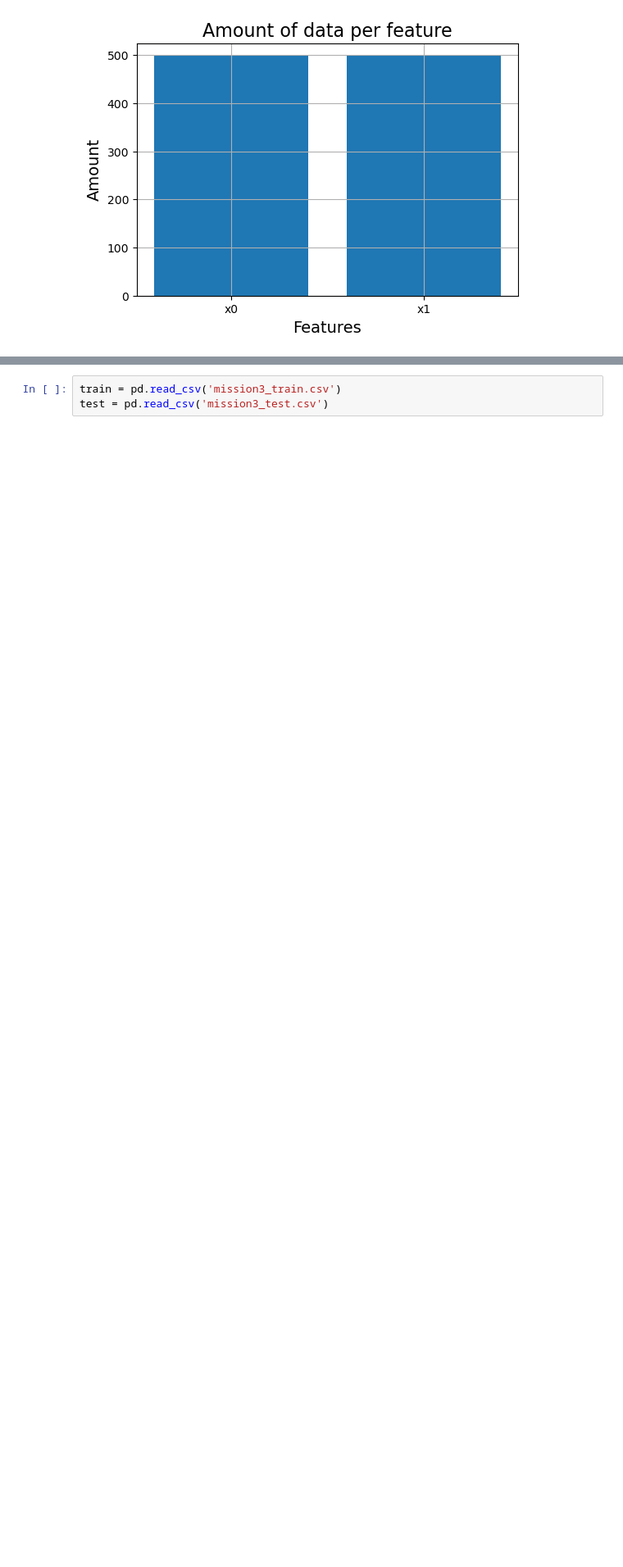
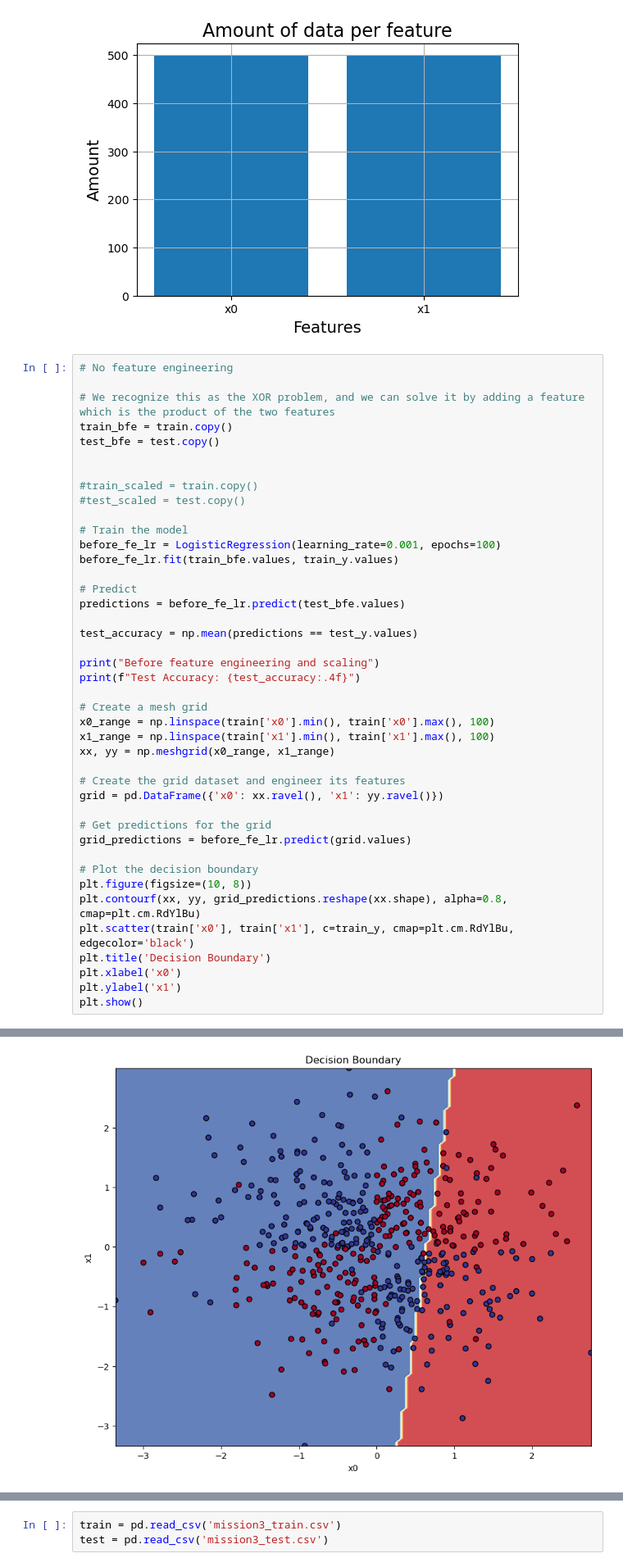
Before and after one commit to MatissPod/Intro-ML, a Jupyter notebook: Assignment1(1)/Assignment1/Chapter_1.ipynb, the cells around one changed output, grey strips where cells are left out. Shown at 82% size. Drawn from its saved outputs; the diff is of its cells as text; blank space fills up the shorter version.

```diff
--- a/Assignment1(1)/Assignment1/Chapter_1.ipynb
+++ b/Assignment1(1)/Assignment1/Chapter_1.ipynb
@@ -226,3 +226,46 @@ plt.title('Amount of data per feature', fontsize=16)
 plt.show()
 # %% [output]
 [figure]
+# %%
+# No feature engineering
+
+# We recognize this as the XOR problem, and we can solve it by adding a feature which is the product of the two features
+train_bfe = train.copy()
+test_bfe = test.copy()
+
+
+#train_scaled = train.copy()
+#test_scaled = test.copy()
+
+# Train the model
+before_fe_lr = LogisticRegression(learning_rate=0.001, epochs=100)
+before_fe_lr.fit(train_bfe.values, train_y.values)
+
+# Predict
+predictions = before_fe_lr.predict(test_bfe.values)
+
+test_accuracy = np.mean(predictions == test_y.values)
+
+print("Before feature engineering and scaling")
+print(f"Test Accuracy: {test_accuracy:.4f}")
+
+# Create a mesh grid
+x0_range = np.linspace(train['x0'].min(), train['x0'].max(), 100)
+x1_range = np.linspace(train['x1'].min(), train['x1'].max(), 100)
+xx, yy = np.meshgrid(x0_range, x1_range)
+
+# Create the grid dataset and engineer its features
+grid = pd.DataFrame({'x0': xx.ravel(), 'x1': yy.ravel()})
+
+# Get predictions for the grid
+grid_predictions = before_fe_lr.predict(grid.values)
+
+# Plot the decision boundary
+plt.figure(figsize=(10, 8))
+plt.contourf(xx, yy, grid_predictions.reshape(xx.shape), alpha=0.8, cmap=plt.cm.RdYlBu)
+plt.scatter(train['x0'], train['x1'], c=train_y, cmap=plt.cm.RdYlBu, edgecolor='black')
+plt.title('Decision Boundary')
+plt.xlabel('x0')
+plt.ylabel('x1')
+plt.show()
+# %% [output]
@@ -228,0 +274 @@ plt.show()
+[figure, added]
```
Also changed, not shown: parts of 11 cells of this notebook.
